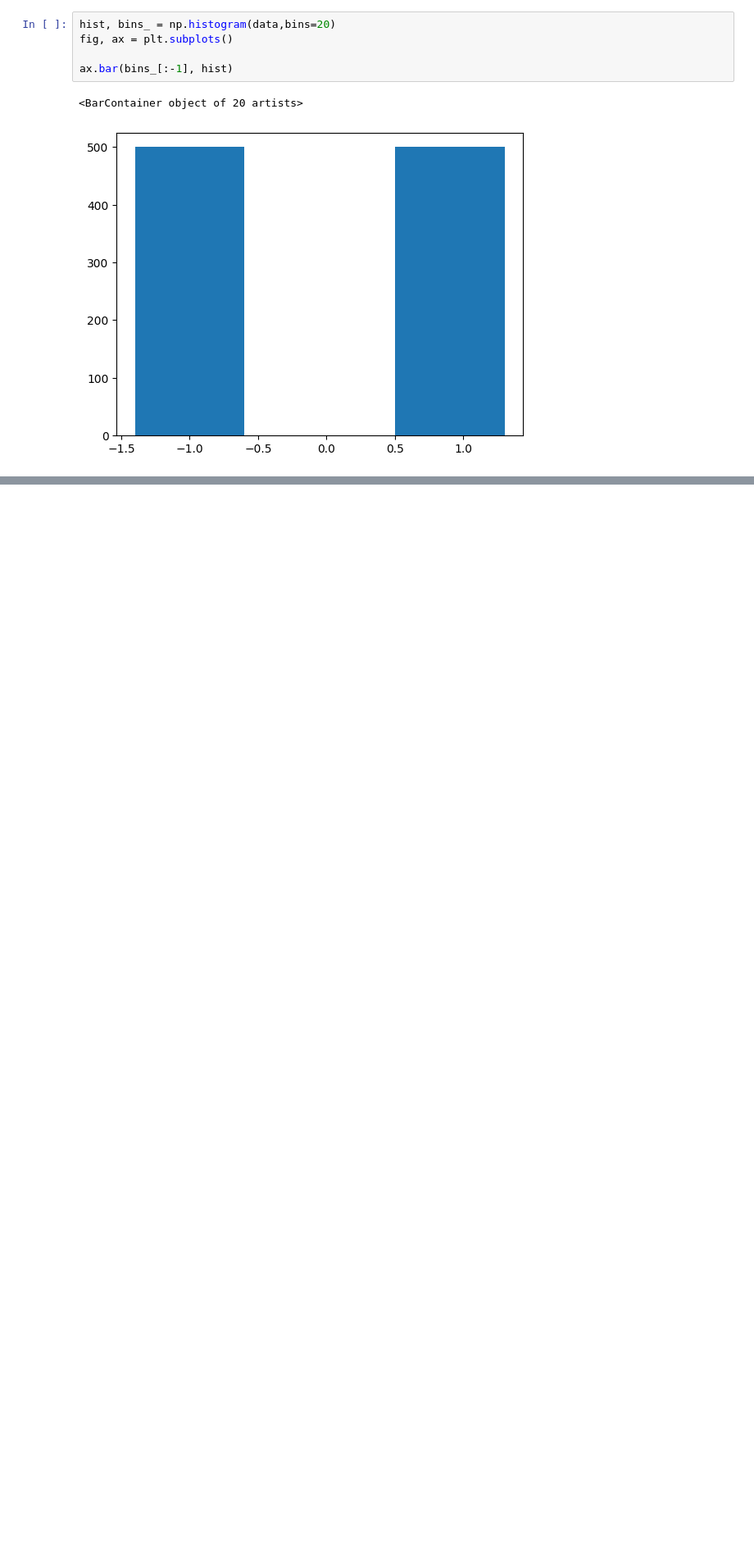
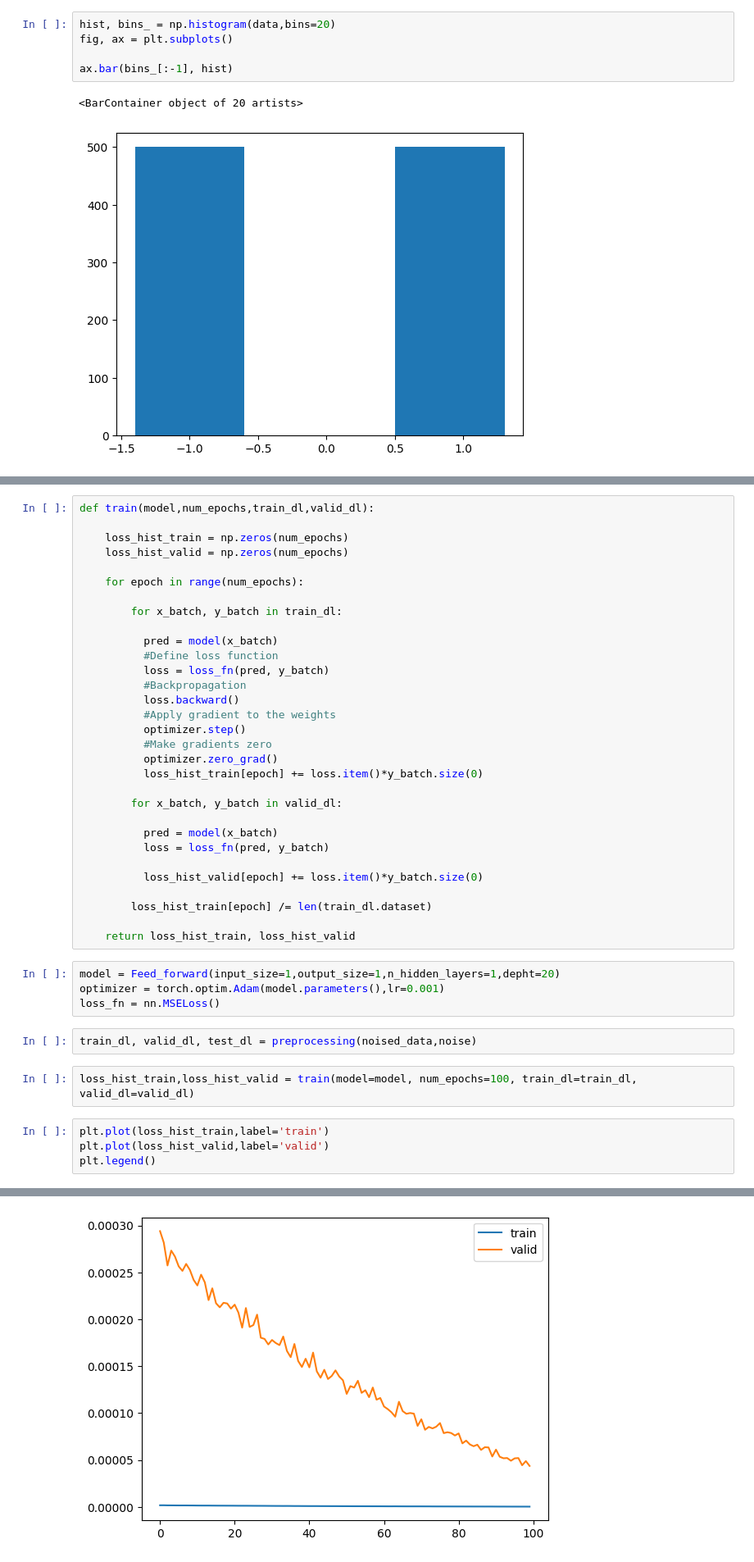
Before and after one commit to W-physics/Tesis, a Jupyter notebook: Image_generation.ipynb, the cells around one changed output, grey strips where cells are left out. Shown: that part at 82% size. Saved outputs shown, nothing was run; the diff lists cells and outputs as text; blank space fills up the shorter version.

```diff
--- a/Image_generation.ipynb
+++ b/Image_generation.ipynb
@@ -39,0 +104,44 @@ ax.bar(bins_[:-1], hist)
+# %%
+def train(model,num_epochs,train_dl,valid_dl):
+
+    loss_hist_train = np.zeros(num_epochs)
+    loss_hist_valid = np.zeros(num_epochs)
+
+    for epoch in range(num_epochs):
+
+        for x_batch, y_batch in train_dl:
+
+          pred = model(x_batch)
+          #Define loss function
+          loss = loss_fn(pred, y_batch)
+          #Backpropagation
+          loss.backward()
+          #Apply gradient to the weights
+          optimizer.step()
+          #Make gradients zero
+          optimizer.zero_grad()
+          loss_hist_train[epoch] += loss.item()*y_batch.size(0)
+
+        for x_batch, y_batch in valid_dl:
+
+          pred = model(x_batch)
+          loss = loss_fn(pred, y_batch)
+
+          loss_hist_valid[epoch] += loss.item()*y_batch.size(0)
+
+        loss_hist_train[epoch] /= len(train_dl.dataset)
+
+    return loss_hist_train, loss_hist_valid
+# %%
+model = Feed_forward(input_size=1,output_size=1,n_hidden_layers=1,depht=20)
+optimizer = torch.optim.Adam(model.parameters(),lr=0.001)
+loss_fn = nn.MSELoss()
+# %%
+train_dl, valid_dl, test_dl = preprocessing(noised_data,noise)
+# %%
+loss_hist_train,loss_hist_valid = train(model=model, num_epochs=100, train_dl=train_dl, valid_dl=valid_dl)
+# %%
+plt.plot(loss_hist_train,label='train')
+plt.plot(loss_hist_valid,label='valid')
+plt.legend()
+# %% [output]
@@ -39,0 +149 @@ ax.bar(bins_[:-1], hist)
+[figure, added]
```
Also changed, not shown: parts of 8 cells of this notebook.
